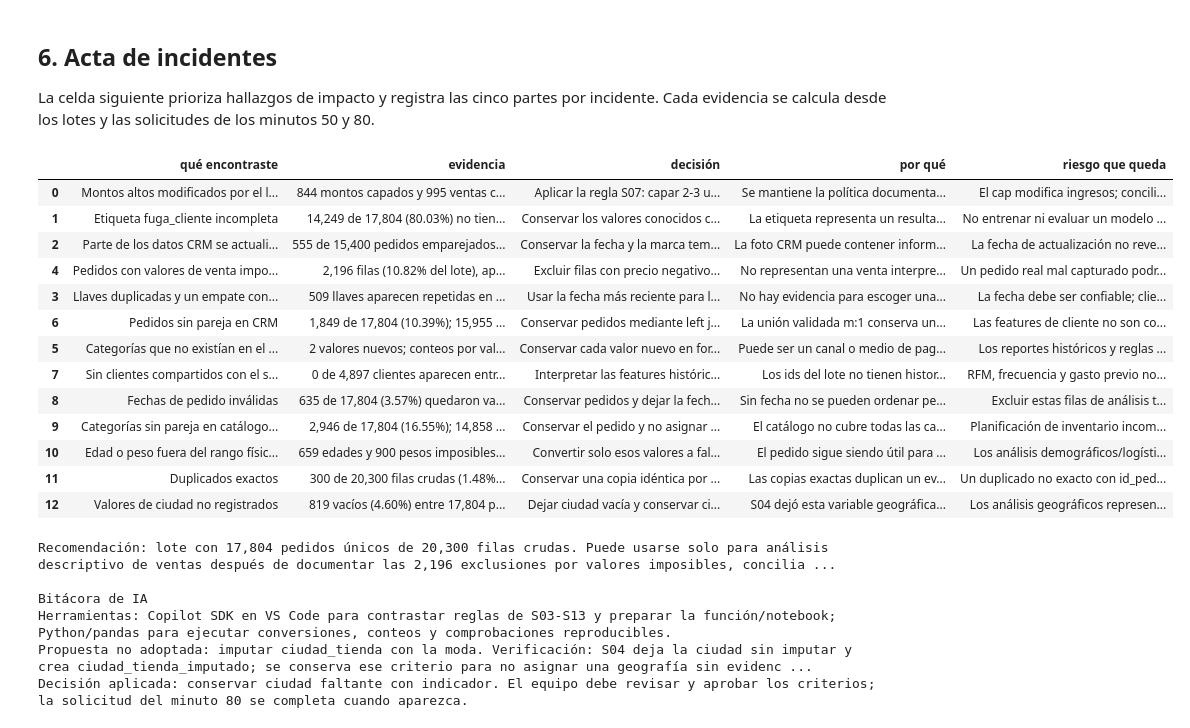
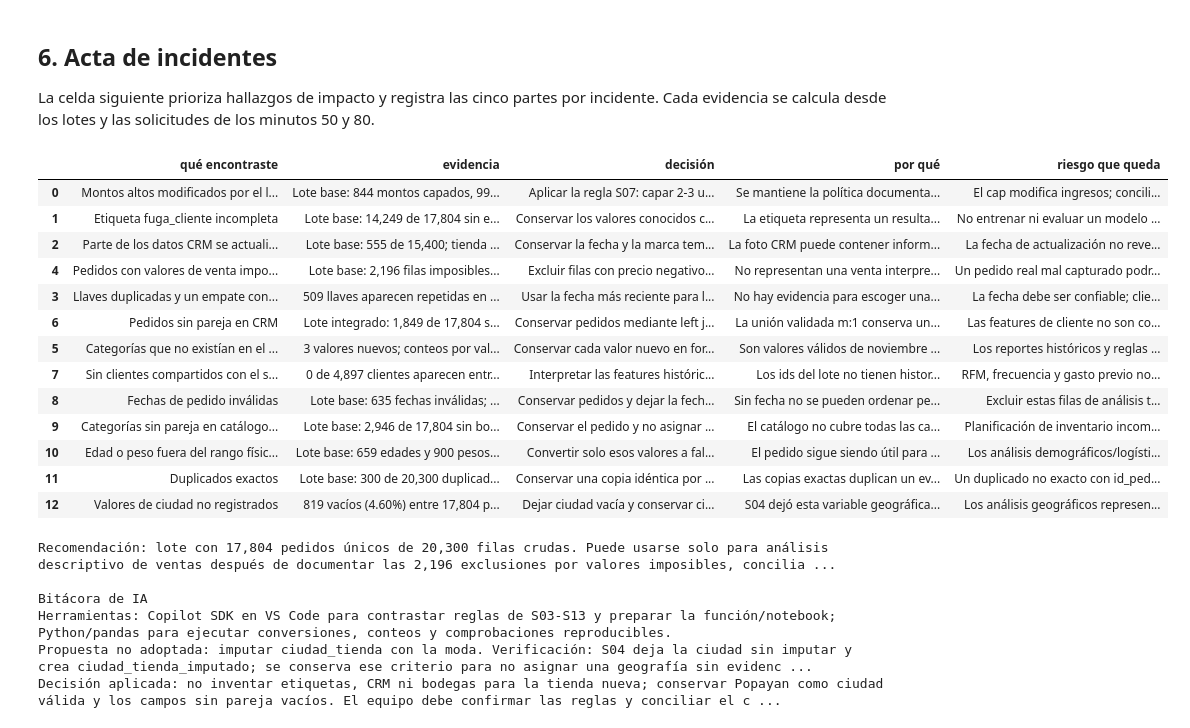
Before and after one commit to danielpaya/pre_primera_clase, a Jupyter notebook: S17/S17_PD_PallaresArbelaezSanchez_Lote08.ipynb, the cells around one changed output. Drawn from its saved outputs; the diff is of its cells as text; code cells hidden in the pictures.

Commit message:
Integra y audita la nueva tienda de Popayán
Procesa y exporta el lote de 3.000 pedidos, y amplía la auditoría para reportar coincidencias CRM y actualizaciones posteriores al pedido.

```diff
--- a/S17/S17_PD_PallaresArbelaezSanchez_Lote08.ipynb
+++ b/S17/S17_PD_PallaresArbelaezSanchez_Lote08.ipynb
@@ -575,7 +605,7 @@ incidentes = [
     {
         'impacto': 3,
         'qué encontraste': 'Parte de los datos CRM se actualizó después del pedido',
-        'evidencia': f'{actualizaciones_posteriores:,} de {int(fechas_comparables.sum()):,} pedidos emparejados con ambas fechas observadas tienen actualización posterior ({actualizaciones_posteriores / max(int(fechas_comparables.sum()), 1):.2%}).',
+        'evidencia': f'Lote base: {actualizaciones_posteriores:,} de {int(fechas_comparables.sum()):,}; tienda nueva: {tienda_actualizaciones_posteriores:,} de {int(tienda_fechas_comparables.sum()):,} emparejados tienen actualización posterior al pedido.',
         'decisión': 'Conservar la fecha y la marca temporal; no usar esos campos CRM como predictores históricos en esas filas.',
         'por qué': 'La foto CRM puede contener información conocida después de la compra y filtrar el futuro al modelar.',
         'riesgo que queda': 'La fecha de actualización no revela cuándo cambió cada atributo; se necesita historial CRM con vigencia por campo.'
@@ -607,7 +637,7 @@ incidentes = [
     {
         'impacto': 6,
         'qué encontraste': 'Pedidos sin pareja en CRM',
-        'evidencia': f'Lote integrado: {crm_sin_pareja:,} de {len(lote_integrado):,} sin pareja; tienda nueva: {tienda_crm_sin_pareja:,} de {len(tienda_integrada):,} sin pareja.',
+        'evidencia': f'Lote integrado: {crm_sin_pareja:,} de {len(lote_integrado):,} sin pareja; tienda nueva: {tienda_coincidencias_crm:,} con pareja y {tienda_crm_sin_pareja:,} de {len(tienda_integrada):,} sin pareja.',
         'decisión': 'Conservar pedidos mediante left join y dejar las variables CRM vacías.',
         'por qué': 'La unión validada m:1 conserva una fila por pedido sin inventar datos del cliente.',
         'riesgo que queda': 'Las features de cliente no son comparables para filas sin CRM.'
@@ -657,50 +687,51 @@ incidentes = [
         'qué encontraste': 'Valores de ciudad no registrados',
         'evidencia': f'{int(lote_limpio["ciudad_tienda"].isna().sum()):,} vacíos ({lote_limpio["ciudad_tienda"].isna().mean():.2%}) entre {len(lote_limpio):,} pedidos; se compara con el semestre en la tabla de vacíos.',
         'decisión': 'Dejar ciudad vacía y conservar ciudad_tienda_imputado.',
         'por qué': 'S04 dejó esta variable geográfica sin imputar para no inventar residencia/origen.',
         'riesgo que queda': 'Los análisis geográficos representan solo los pedidos con ciudad observada.'
     }
 ]
 acta = pd.DataFrame(incidentes).sort_values('impacto').drop(columns='impacto')
 display(acta)
 
 print(
     f'Recomendación: lote con {len(lote_limpio):,} pedidos únicos de {n:,} filas crudas. '
     f'Puede usarse solo para análisis descriptivo de ventas después de documentar las '
     f'{filas_eliminadas_por_imposibles:,} exclusiones por valores imposibles, '
     f'conciliar los {montos_capados:,} montos capados con el archivo crudo para cualquier total financiero, '
     f'Tienda nueva: {len(tienda_integrada):,} pedidos anexables, {tienda_montos_capados:,} montos capados, '
-    f'{tienda_etiquetas_vacias:,} etiquetas ausentes, {tienda_crm_sin_pareja:,} sin CRM y '
+    f'{tienda_etiquetas_vacias:,} etiquetas ausentes, {tienda_coincidencias_crm:,} con CRM, '
+    f'{tienda_crm_sin_pareja:,} sin CRM y {tienda_actualizaciones_posteriores:,} actualizaciones posteriores; '
     f'{tienda_bodega_sin_pareja:,} sin bodega; usarla solo para análisis descriptivo hasta completar esas fuentes. '
     f'validar las categorías nuevas y tratar por separado las filas sin CRM/bodega. '
     f'CRM nuevo: {coincidencias:,} pedidos emparejados, {crm_sin_pareja:,} sin pareja y {actualizaciones_posteriores:,} actualizaciones posteriores al pedido; '
     f'no entrenar un modelo con {etiquetas_fuga_vacias:,} etiquetas faltantes ni usar variables posteriores al pedido como predictores; '
     f'además, solo {clientes_compartidos:,} clientes del lote tienen id compartido con el semestre; '
     'antes del próximo lote, completar etiquetas, actualizar catálogos y revisar la cobertura de llaves.'
 )
 
 print('\nBitácora de IA')
 print('Herramientas: Copilot SDK en VS Code para contrastar reglas de S03-S13 y preparar la función/notebook; Python/pandas para ejecutar conversiones, conteos y comprobaciones reproducibles.')
 print('Propuesta no adoptada: imputar ciudad_tienda con la moda. Verificación: S04 deja la ciudad sin imputar y crea ciudad_tienda_imputado; se conserva ese criterio para no asignar una geografía sin evidencia.')
 print('Decisión aplicada: no inventar etiquetas, CRM ni bodegas para la tienda nueva; conservar Popayan como ciudad válida y los campos sin pareja vacíos. El equipo debe confirmar las reglas y conciliar el catálogo de Belleza.')
 # %% [output]
 |  | qué encontraste | evidencia | decisión | por qué | riesgo que queda |
-| 0 | Montos altos modificados por el l... | 844 montos capados y 995 ventas c... | Aplicar la regla S07: capar 2-3 u... | Se mantiene la política documenta... | El cap modifica ingresos; concili... |
-| 1 | Etiqueta fuga_cliente incompleta | 14,249 de 17,804 (80.03%) no tien... | Conservar los valores conocidos c... | La etiqueta representa un resulta... | No entrenar ni evaluar un modelo ... |
-| 2 | Parte de los datos CRM se actuali... | 555 de 15,400 pedidos emparejados... | Conservar la fecha y la marca tem... | La foto CRM puede contener inform... | La fecha de actualización no reve... |
-| 4 | Pedidos con valores de venta impo... | 2,196 filas (10.82% del lote), ap... | Excluir filas con precio negativo... | No representan una venta interpre... | Un pedido real mal capturado podr... |
+| 0 | Montos altos modificados por el l... | Lote base: 844 montos capados, 99... | Aplicar la regla S07: capar 2-3 u... | Se mantiene la política documenta... | El cap modifica ingresos; concili... |
+| 1 | Etiqueta fuga_cliente incompleta | Lote base: 14,249 de 17,804 sin e... | Conservar los valores conocidos c... | La etiqueta representa un resulta... | No entrenar ni evaluar un modelo ... |
+| 2 | Parte de los datos CRM se actuali... | Lote base: 555 de 15,400; tienda ... | Conservar la fecha y la marca tem... | La foto CRM puede contener inform... | La fecha de actualización no reve... |
+| 4 | Pedidos con valores de venta impo... | Lote base: 2,196 filas imposibles... | Excluir filas con precio negativo... | No representan una venta interpre... | Un pedido real mal capturado podr... |
 | 3 | Llaves duplicadas y un empate con... | 509 llaves aparecen repetidas en ... | Usar la fecha más reciente para l... | No hay evidencia para escoger una... | La fecha debe ser confiable; clie... |
-| 6 | Pedidos sin pareja en CRM | 1,849 de 17,804 (10.39%); 15,955 ... | Conservar pedidos mediante left j... | La unión validada m:1 conserva un... | Las features de cliente no son co... |
-| 5 | Categorías que no existían en el ... | 2 valores nuevos; conteos por val... | Conservar cada valor nuevo en for... | Puede ser un canal o medio de pag... | Los reportes históricos y reglas ... |
+| 6 | Pedidos sin pareja en CRM | Lote integrado: 1,849 de 17,804 s... | Conservar pedidos mediante left j... | La unión validada m:1 conserva un... | Las features de cliente no son co... |
+| 5 | Categorías que no existían en el ... | 3 valores nuevos; conteos por val... | Conservar cada valor nuevo en for... | Son valores válidos de noviembre ... | Los reportes históricos y reglas ... |
 | 7 | Sin clientes compartidos con el s... | 0 de 4,897 clientes aparecen entr... | Interpretar las features históric... | Los ids del lote no tienen histor... | RFM, frecuencia y gasto previo no... |
-| 8 | Fechas de pedido inválidas | 635 de 17,804 (3.57%) quedaron va... | Conservar pedidos y dejar la fech... | Sin fecha no se pueden ordenar pe... | Excluir estas filas de análisis t... |
-| 9 | Categorías sin pareja en catálogo... | 2,946 de 17,804 (16.55%); 14,858 ... | Conservar el pedido y no asignar ... | El catálogo no cubre todas las ca... | Planificación de inventario incom... |
-| 10 | Edad o peso fuera del rango físic... | 659 edades y 900 pesos imposibles... | Convertir solo esos valores a fal... | El pedido sigue siendo útil para ... | Los análisis demográficos/logísti... |
-| 11 | Duplicados exactos | 300 de 20,300 filas crudas (1.48%... | Conservar una copia idéntica por ... | Las copias exactas duplican un ev... | Un duplicado no exacto con id_ped... |
+| 8 | Fechas de pedido inválidas | Lote base: 635 fechas inválidas; ... | Conservar pedidos y dejar la fech... | Sin fecha no se pueden ordenar pe... | Excluir estas filas de análisis t... |
+| 9 | Categorías sin pareja en catálogo... | Lote base: 2,946 de 17,804 sin bo... | Conservar el pedido y no asignar ... | El catálogo no cubre todas las ca... | Planificación de inventario incom... |
+| 10 | Edad o peso fuera del rango físic... | Lote base: 659 edades y 900 pesos... | Convertir solo esos valores a fal... | El pedido sigue siendo útil para ... | Los análisis demográficos/logísti... |
+| 11 | Duplicados exactos | Lote base: 300 de 20,300 duplicad... | Conservar una copia idéntica por ... | Las copias exactas duplican un ev... | Un duplicado no exacto con id_ped... |
 | 12 | Valores de ciudad no registrados | 819 vacíos (4.60%) entre 17,804 p... | Dejar ciudad vacía y conservar ci... | S04 dejó esta variable geográfica... | Los análisis geográficos represen... |
 Recomendación: lote con 17,804 pedidos únicos de 20,300 filas crudas. Puede usarse solo para análisis descriptivo de ventas después de documentar las 2,196 exclusiones por valores imposibles, concilia ...
 
 Bitácora de IA
 Herramientas: Copilot SDK en VS Code para contrastar reglas de S03-S13 y preparar la función/notebook; Python/pandas para ejecutar conversiones, conteos y comprobaciones reproducibles.
 Propuesta no adoptada: imputar ciudad_tienda con la moda. Verificación: S04 deja la ciudad sin imputar y crea ciudad_tienda_imputado; se conserva ese criterio para no asignar una geografía sin evidenc ...
-Decisión aplicada: conservar ciudad faltante con indicador. El equipo debe revisar y aprobar los criterios; la solicitud del minuto 80 se completa cuando aparezca.
+Decisión aplicada: no inventar etiquetas, CRM ni bodegas para la tienda nueva; conservar Popayan como ciudad válida y los campos sin pareja vacíos. El equipo debe confirmar las reglas y conciliar el c ...
```
Also changed, not shown: parts of 2 cells of this notebook, 1 other file.
